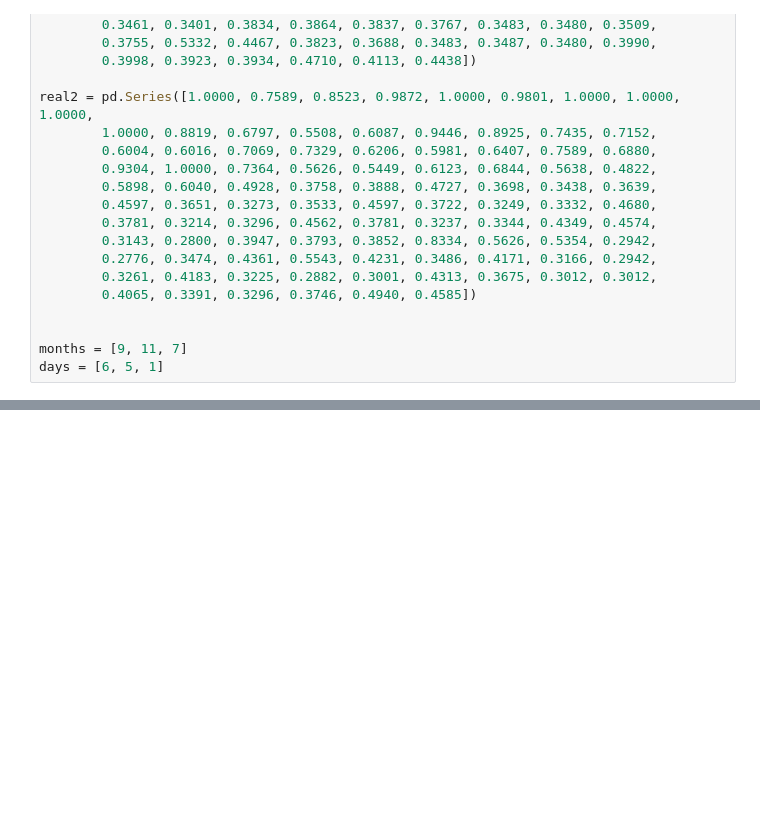
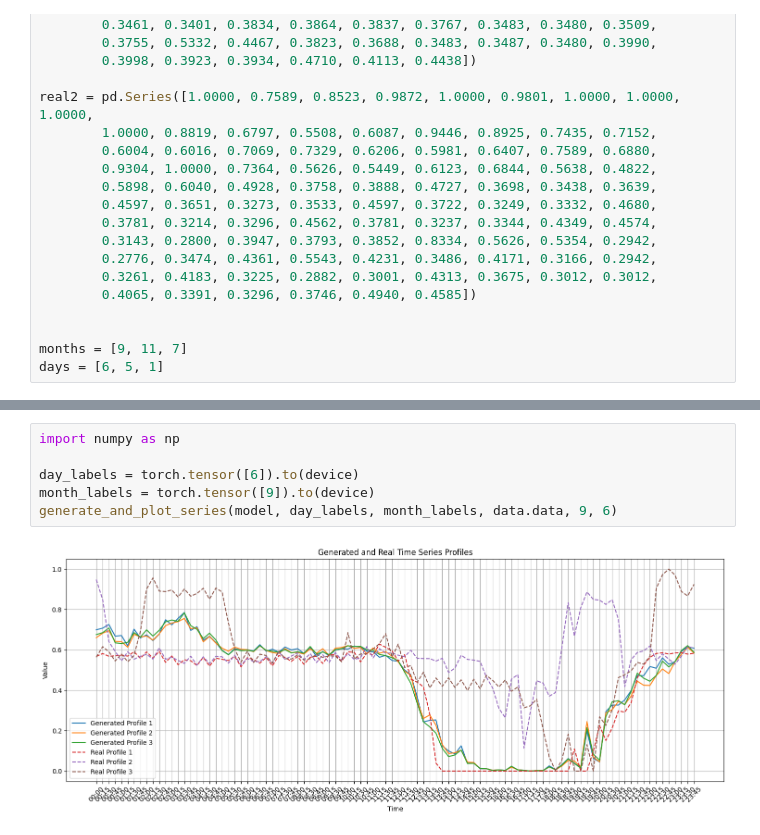
Before and after one commit to DAI-Lab/Cents, a Jupyter notebook: playground.ipynb, the cells around one changed output, grey strips where cells are left out. Cells and saved outputs as stored; diff of their text form; blank space fills up the shorter version.

```diff
--- a/playground.ipynb
+++ b/playground.ipynb
@@ -291,0 +322,8 @@ plot_daily_usage_profiles(df, dataid=3687, month=5, weekday=0)
+# %%
+import numpy as np
+
+day_labels = torch.tensor([6]).to(device)
+month_labels = torch.tensor([9]).to(device)
+generate_and_plot_series(model, day_labels, month_labels, data.data, 9, 6)
+# %% [output]
+[figure, added]
```
Also changed, not shown: parts of 6 cells of this notebook, 2 other files.
